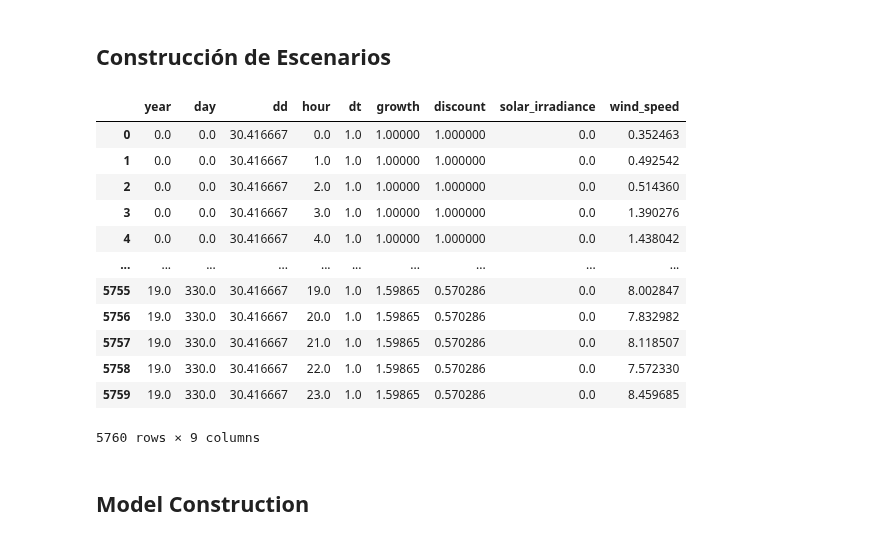
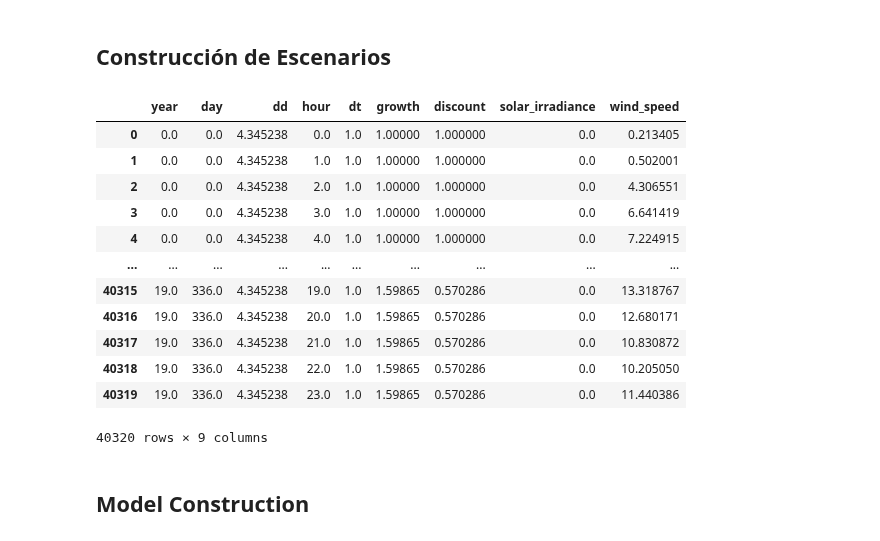
Before and after one commit to MGFO/MGFO, a Jupyter notebook: MultiBusbar_Model.ipynb, the cells around one changed output. Cells and saved outputs as stored; diff of their text form; code cells hidden in the pictures.

```diff
--- a/MultiBusbar_Model.ipynb
+++ b/MultiBusbar_Model.ipynb
@@ -109,25 +83,26 @@ This pandapower network includes the following parameter tables:
 ## Construcción de Escenarios
 # %%
 #s = Scenes.SceneBuilder(years = 4, subperiods = 1, days_in_subperiods = 1, dt=24, growth_rate = 0.025, discount_rate = 0.05)
-#s = Scenes.SceneBuilder(years = 4, subperiods = 1, days_in_subperiods = 1, dt=12, growth_rate = 0.025, discount_rate = 0.05)
-#s = Scenes.SceneBuilder(years = 20, subperiods = 12, days_in_subperiods = 1, growth_rate = 0.025, discount_rate = 0.03)
-s = Scenes.SceneBuilder(years = 20, subperiods = 12, days_in_subperiods = 1, growth_rate = 0.025, discount_rate = 0.03)
+#s = Scenes.SceneBuilder(years = 4, subperiods = 4, days_in_subperiods = 1, dt=1, growth_rate = 0.025, discount_rate = 0.05)
+#s = Scenes.SceneBuilder(years = 20, subperiods = 4, days_in_subperiods = 5, dt=2, growth_rate = 0.025, discount_rate = 0.03)
+s = Scenes.SceneBuilder(years = 20, subperiods = 12, days_in_subperiods = 7, growth_rate = 0.025, discount_rate = 0.03)
+#s = Scenes.SceneBuilder(years = 20, subperiods = 1, days_in_subperiods = 365, dt = 1, growth_rate = 0.025, discount_rate = 0.03)
 scenes = s.build_scenes()
 scenes
 # %% [output]
 |  | year | day | dd | hour | dt | growth | discount | solar_irradiance | wind_speed |
-| 0 | 0.0 | 0.0 | 30.416667 | 0.0 | 1.0 | 1.00000 | 1.000000 | 0.0 | 0.352463 |
-| 1 | 0.0 | 0.0 | 30.416667 | 1.0 | 1.0 | 1.00000 | 1.000000 | 0.0 | 0.492542 |
-| 2 | 0.0 | 0.0 | 30.416667 | 2.0 | 1.0 | 1.00000 | 1.000000 | 0.0 | 0.514360 |
-| 3 | 0.0 | 0.0 | 30.416667 | 3.0 | 1.0 | 1.00000 | 1.000000 | 0.0 | 1.390276 |
-| 4 | 0.0 | 0.0 | 30.416667 | 4.0 | 1.0 | 1.00000 | 1.000000 | 0.0 | 1.438042 |
+| 0 | 0.0 | 0.0 | 4.345238 | 0.0 | 1.0 | 1.00000 | 1.000000 | 0.0 | 0.213405 |
+| 1 | 0.0 | 0.0 | 4.345238 | 1.0 | 1.0 | 1.00000 | 1.000000 | 0.0 | 0.502001 |
+| 2 | 0.0 | 0.0 | 4.345238 | 2.0 | 1.0 | 1.00000 | 1.000000 | 0.0 | 4.306551 |
+| 3 | 0.0 | 0.0 | 4.345238 | 3.0 | 1.0 | 1.00000 | 1.000000 | 0.0 | 6.641419 |
+| 4 | 0.0 | 0.0 | 4.345238 | 4.0 | 1.0 | 1.00000 | 1.000000 | 0.0 | 7.224915 |
 | ... | ... | ... | ... | ... | ... | ... | ... | ... | ... |
-| 5755 | 19.0 | 330.0 | 30.416667 | 19.0 | 1.0 | 1.59865 | 0.570286 | 0.0 | 8.002847 |
-| 5756 | 19.0 | 330.0 | 30.416667 | 20.0 | 1.0 | 1.59865 | 0.570286 | 0.0 | 7.832982 |
-| 5757 | 19.0 | 330.0 | 30.416667 | 21.0 | 1.0 | 1.59865 | 0.570286 | 0.0 | 8.118507 |
-| 5758 | 19.0 | 330.0 | 30.416667 | 22.0 | 1.0 | 1.59865 | 0.570286 | 0.0 | 7.572330 |
-| 5759 | 19.0 | 330.0 | 30.416667 | 23.0 | 1.0 | 1.59865 | 0.570286 | 0.0 | 8.459685 |
+| 40315 | 19.0 | 336.0 | 4.345238 | 19.0 | 1.0 | 1.59865 | 0.570286 | 0.0 | 13.318767 |
+| 40316 | 19.0 | 336.0 | 4.345238 | 20.0 | 1.0 | 1.59865 | 0.570286 | 0.0 | 12.680171 |
+| 40317 | 19.0 | 336.0 | 4.345238 | 21.0 | 1.0 | 1.59865 | 0.570286 | 0.0 | 10.830872 |
+| 40318 | 19.0 | 336.0 | 4.345238 | 22.0 | 1.0 | 1.59865 | 0.570286 | 0.0 | 10.205050 |
+| 40319 | 19.0 | 336.0 | 4.345238 | 23.0 | 1.0 | 1.59865 | 0.570286 | 0.0 | 11.440386 |
-5760 rows × 9 columns
+40320 rows × 9 columns
 # %% [markdown]
 ## Model Construction
 # %% [markdown]
```
Also changed, not shown: parts of 26 cells of this notebook, 3 other files.
